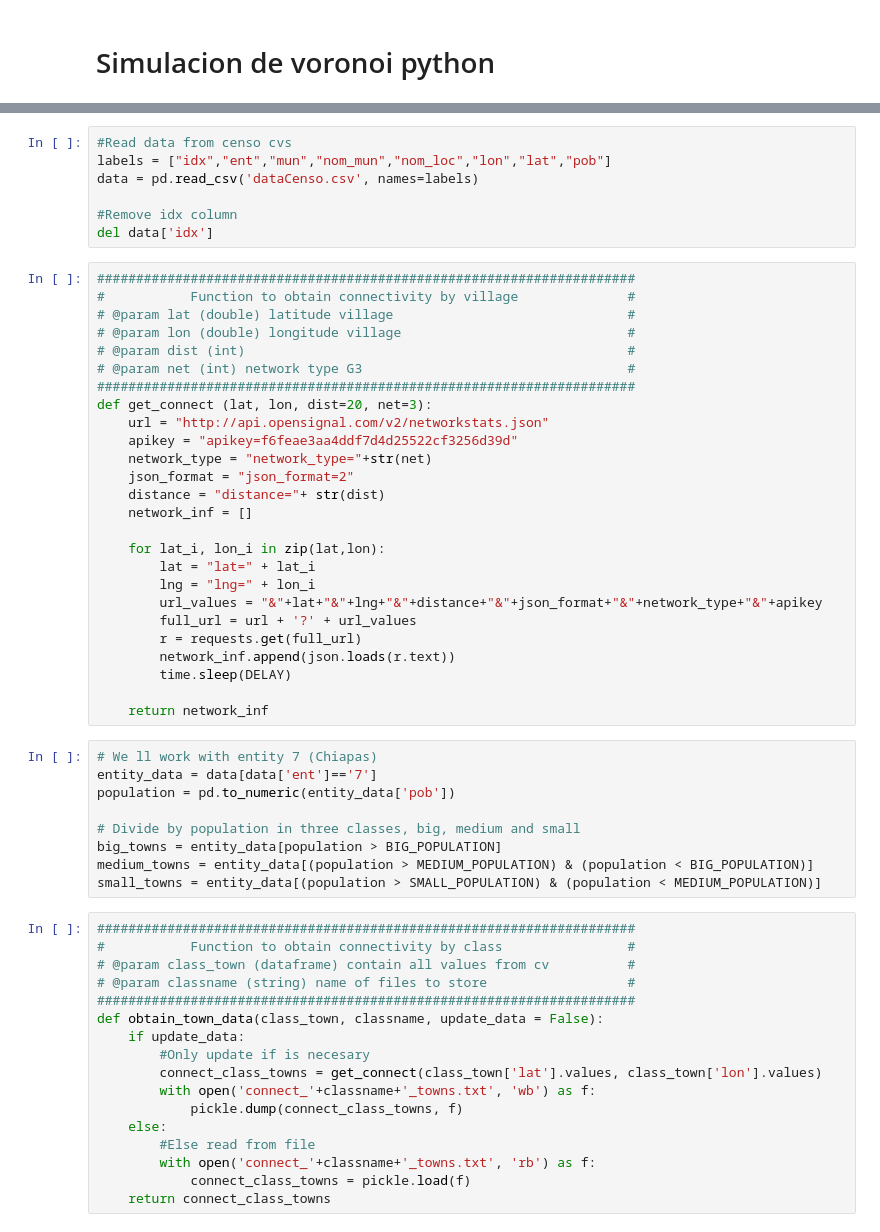
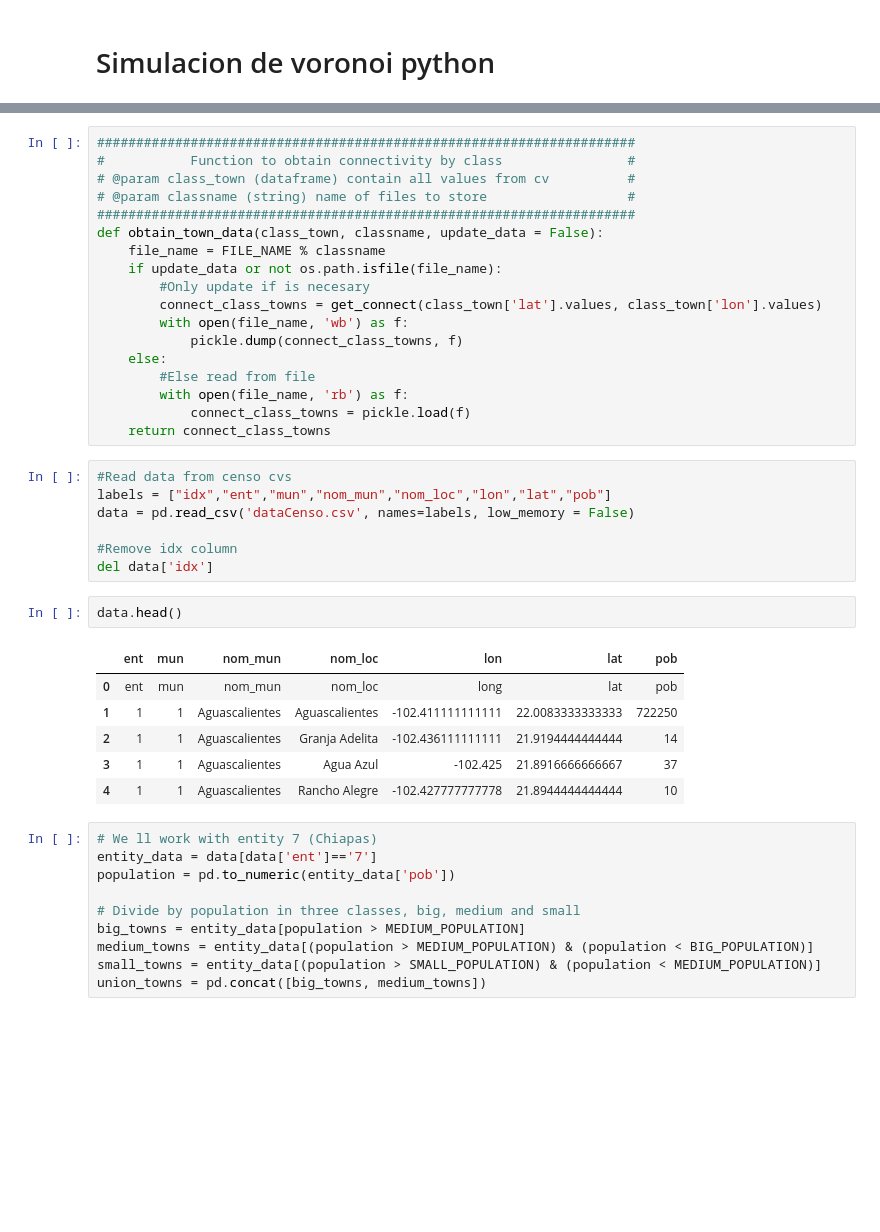
Before and after one commit to lromang/network_topology, a Jupyter notebook: solution_python.ipynb, the cells around one changed output, grey strips where cells are left out. Cells and saved outputs as stored; diff of their text form; blank space fills up the shorter version.

```diff
--- a/solution_python.ipynb
+++ b/solution_python.ipynb
@@ -31,61 +60,46 @@ MIN_NETWORK_PARM = 11
+# %%
+#####################################################################
+#           Function to obtain connectivity by class                #
+# @param class_town (dataframe) contain all values from cv          #
+# @param classname (string) name of files to store                  #
+#####################################################################
+def obtain_town_data(class_town, classname, update_data = False):
+    file_name = FILE_NAME % classname
+    if update_data or not os.path.isfile(file_name):
+        #Only update if is necesary
+        connect_class_towns = get_connect(class_town['lat'].values, class_town['lon'].values)
+        with open(file_name, 'wb') as f:
+            pickle.dump(connect_class_towns, f)
+    else:
+        #Else read from file
+        with open(file_name, 'rb') as f:
+            connect_class_towns = pickle.load(f)
+    return connect_class_towns
 # %%
 #Read data from censo cvs
 labels = ["idx","ent","mun","nom_mun","nom_loc","lon","lat","pob"]
-data = pd.read_csv('dataCenso.csv', names=labels)
+data = pd.read_csv('dataCenso.csv', names=labels, low_memory = False)
 
 #Remove idx column
 del data['idx']
-# %%
-#####################################################################
-#           Function to obtain connectivity by village              #
-# @param lat (double) latitude village                              #
-# @param lon (double) longitude village                             #
-# @param dist (int)                                                 #
-# @param net (int) network type G3                                  #
-#####################################################################
-def get_connect (lat, lon, dist=20, net=3):
-    url = "http://api.opensignal.com/v2/networkstats.json"
-    apikey = "apikey=f6feae3aa4ddf7d4d25522cf3256d39d"
-    network_type = "network_type="+str(net)
-    json_format = "json_format=2"
-    distance = "distance="+ str(dist)
-    network_inf = []
-
-    for lat_i, lon_i in zip(lat,lon):
-        lat = "lat=" + lat_i
-        lng = "lng=" + lon_i
-        url_values = "&"+lat+"&"+lng+"&"+distance+"&"+json_format+"&"+network_type+"&"+apikey
-        full_url = url + '?' + url_values
-        r = requests.get(full_url)
-        network_inf.append(json.loads(r.text))
-        time.sleep(DELAY)
-
-    return network_inf
+# %%
+data.head()
+# %% [output]
+|  | ent | mun | nom_mun | nom_loc | lon | lat | pob |
+| 0 | ent | mun | nom_mun | nom_loc | long | lat | pob |
+| 1 | 1 | 1 | Aguascalientes | Aguascalientes | -102.411111111111 | 22.0083333333333 | 722250 |
+| 2 | 1 | 1 | Aguascalientes | Granja Adelita | -102.436111111111 | 21.9194444444444 | 14 |
+| 3 | 1 | 1 | Aguascalientes | Agua Azul | -102.425 | 21.8916666666667 | 37 |
+| 4 | 1 | 1 | Aguascalientes | Rancho Alegre | -102.427777777778 | 21.8944444444444 | 10 |
 # %%
 # We ll work with entity 7 (Chiapas)
 entity_data = data[data['ent']=='7']
 population = pd.to_numeric(entity_data['pob'])
 
 # Divide by population in three classes, big, medium and small
-big_towns = entity_data[population > BIG_POPULATION]
+big_towns = entity_data[population > MEDIUM_POPULATION]
 medium_towns = entity_data[(population > MEDIUM_POPULATION) & (population < BIG_POPULATION)]
 small_towns = entity_data[(population > SMALL_POPULATION) & (population < MEDIUM_POPULATION)]
+union_towns = pd.concat([big_towns, medium_towns])
-# %%
-#####################################################################
-#           Function to obtain connectivity by class                #
-# @param class_town (dataframe) contain all values from cv          #
-# @param classname (string) name of files to store                  #
-#####################################################################
-def obtain_town_data(class_town, classname, update_data = False):
-    if update_data:
-        #Only update if is necesary
-        connect_class_towns = get_connect(class_town['lat'].values, class_town['lon'].values)
-        with open('connect_'+classname+'_towns.txt', 'wb') as f:
-            pickle.dump(connect_class_towns, f)
-    else:
-        #Else read from file
-        with open('connect_'+classname+'_towns.txt', 'rb') as f:
-            connect_class_towns = pickle.load(f)
-    return connect_class_towns
 # %%
 #####################################################################
```
Also changed, not shown: parts of 4 cells of this notebook.
